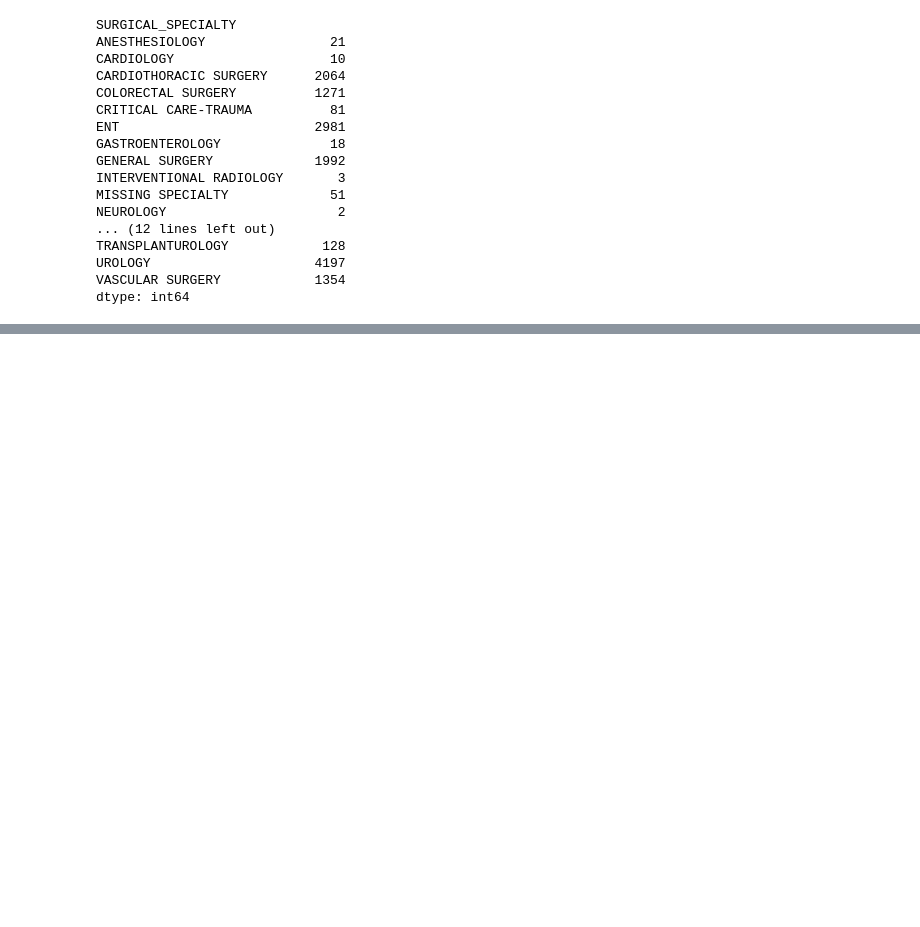
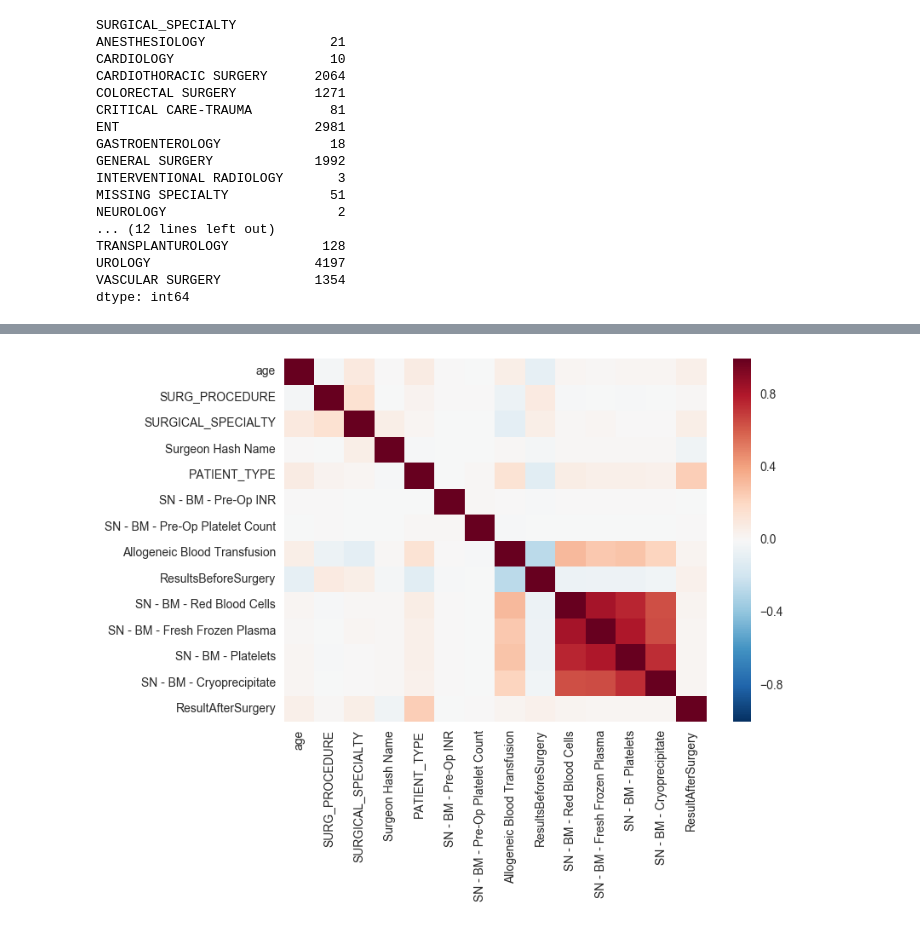
Before and after one commit to nityapydipati/MedTrojans, a Jupyter notebook: data_understanding.ipynb, the cells around one changed output, grey strips where cells are left out. Drawn from its saved outputs; the diff is of its cells as text; code cells hidden in the pictures; blank space fills up the shorter version.

```diff
--- a/data_understanding.ipynb
+++ b/data_understanding.ipynb
@@ -139,11 +139,11 @@ ResultAfterSurgery                 float64
 dtype: object
 # %%
 #converting to categorical variables
-df['SURGICAL_SPECIALTY']=df['SURGICAL_SPECIALTY'].apply(lambda x: x.upper())
+df['SURG_PROCEDURE']=df['SURG_PROCEDURE'].apply(lambda x: x.upper())
 df['SURG_PROCEDURE'] = df['SURG_PROCEDURE'].astype('category')
 # df['SURG_PROCEDURE'] = df['SURG_PROCEDURE'].cat.codes
 
-df['SURG_PROCEDURE']=df['SURG_PROCEDURE'].apply(lambda x: x.upper())
+df['SURGICAL_SPECIALTY']=df['SURGICAL_SPECIALTY'].apply(lambda x: x.upper())
 df['SURGICAL_SPECIALTY'] = df['SURGICAL_SPECIALTY'].astype('category')
 # df['SURGICAL_SPECIALTY'] = df['SURGICAL_SPECIALTY'].cat.codes
 
@@ -151,7 +151,7 @@ df['PATIENT_TYPE']=df['PATIENT_TYPE'].apply(lambda x: x.upper())
 df['PATIENT_TYPE'] = df['PATIENT_TYPE'].astype('category')
 # df['PATIENT_TYPE'] = df['PATIENT_TYPE'].cat.codes
 
-df['PATIENT_TYPE']=df['PATIENT_TYPE'].apply(lambda x: x.upper())
+df['Allogeneic Blood Transfusion']=df['Allogeneic Blood Transfusion'].apply(lambda x: x.upper())
 df['Allogeneic Blood Transfusion'] = df['Allogeneic Blood Transfusion'].astype('category')
 # df['Allogeneic Blood Transfusion'] = df['Allogeneic Blood Transfusion'].cat.codes
 
@@ -347,0 +357,5 @@ dtype: int64
+# %%
+cat_columns = df.select_dtypes(['category']).columns
+print cat_columns
+df[cat_columns] = df[cat_columns].apply(lambda x: x.cat.codes)
+df.head()
@@ -347,0 +390,8 @@ dtype: int64
+# %%
+#finding pearson corealtion between the columns
+pearson = df.corr(method='pearson')
+# assume target attr is the last, then remove corr with itself
+corr_with_target = pearson.ix[-1][:-1]
+# attributes sorted from the most predictive
+predictivity = corr_with_target.sort(ascending=False)
+print corr_with_target[abs(corr_with_target).argsort()[::-1]]
@@ -347,0 +440,6 @@ dtype: int64
+# %%
+import seaborn as sns; sns.set()
+ax = sns.heatmap(pearson,vmin=-1, vmax=1)
+plt.show()
+# %% [output]
+[figure, added]
```
Also changed, not shown: parts of 8 cells of this notebook.
